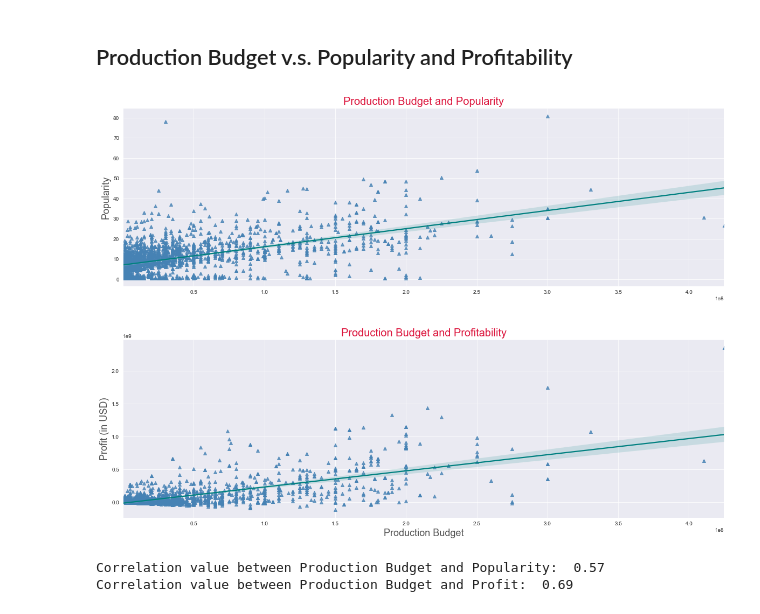
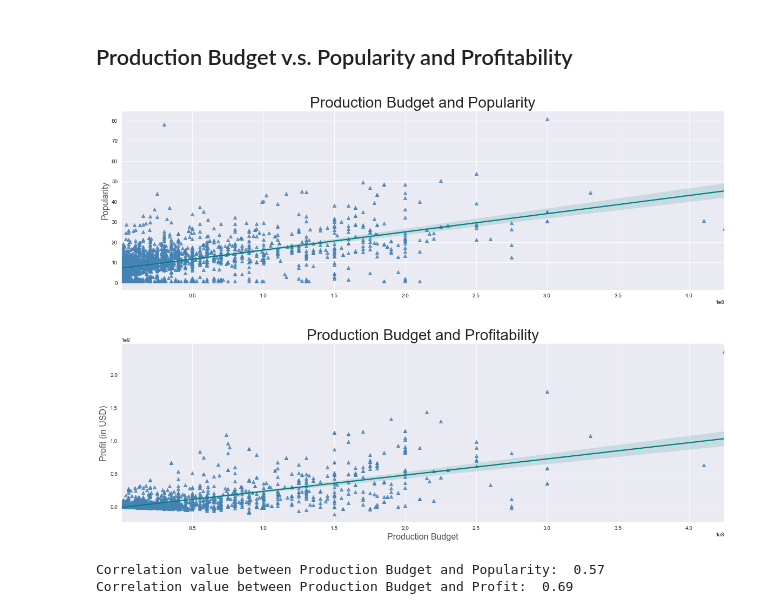
Before and after one commit to linhmai19/movie_revenue_hypothesis_testing, a Jupyter notebook: Q3_production_cost_effect.ipynb, the cells around one changed output. Drawn from its saved outputs; the diff is of its cells as text; code cells hidden in the pictures.

Commit message:
Edit the final result correlation plots

```diff
--- a/Q3_production_cost_effect.ipynb
+++ b/Q3_production_cost_effect.ipynb
@@ -340,31 +340,31 @@ Based on profit, the average production cost is 120 millions dollars and the min
 # %%
 budget_pop_pro = plt.figure(figsize=(20, 14))
 b_pop = budget_pop_pro.add_subplot(211)
 b_pro = budget_pop_pro.add_subplot(212)
 sns.set_style('dark')
 
 sns.regplot(x='production_budget', y='popularity', data=join_info, ax=b_pop, marker='^',
             scatter_kws={'color': 'steelblue'}, line_kws={'color': 'teal'})
 sns.regplot(x='production_budget', y='profit', data=join_info, ax=b_pro, marker='^',
             scatter_kws={'color': 'steelblue'}, line_kws={'color': 'teal'})
 
-b_pop.set_title('Production Budget and Popularity', fontsize=20, color='crimson')
+b_pop.set_title('Production Budget and Popularity', fontsize=28)
 b_pop.set_xlabel('')
-b_pop.set_ylabel('Popularity', fontsize=18, alpha=0.8)
+b_pop.set_ylabel('Popularity', fontsize=16, alpha=0.8)
 
-b_pro.set_title('Production Budget and Profitability', fontsize=20, color='crimson')
-b_pro.set_xlabel('Production Budget', fontsize=18, alpha=0.8)
-b_pro.set_ylabel('Profit (in USD)', fontsize=18, alpha=0.8)
+b_pro.set_title('Production Budget and Profitability', fontsize=28)
+b_pro.set_xlabel('Production Budget', fontsize=16, alpha=0.8)
+b_pro.set_ylabel('Profit (in USD)', fontsize=16, alpha=0.8)
 
 plt.subplots_adjust(hspace = 0.3)
 
 plt.show()
 
 print('Correlation value between Production Budget and Popularity: ',
       (correlation(join_info['production_budget'], join_info['popularity'])))
 print('Correlation value between Production Budget and Profit: ',
       (correlation(join_info['production_budget'], join_info['profit'])))
 # %% [output]
-[figure, old version]
+[figure, new version]
 Correlation value between Production Budget and Popularity:  0.57
 Correlation value between Production Budget and Profit:  0.69
```
